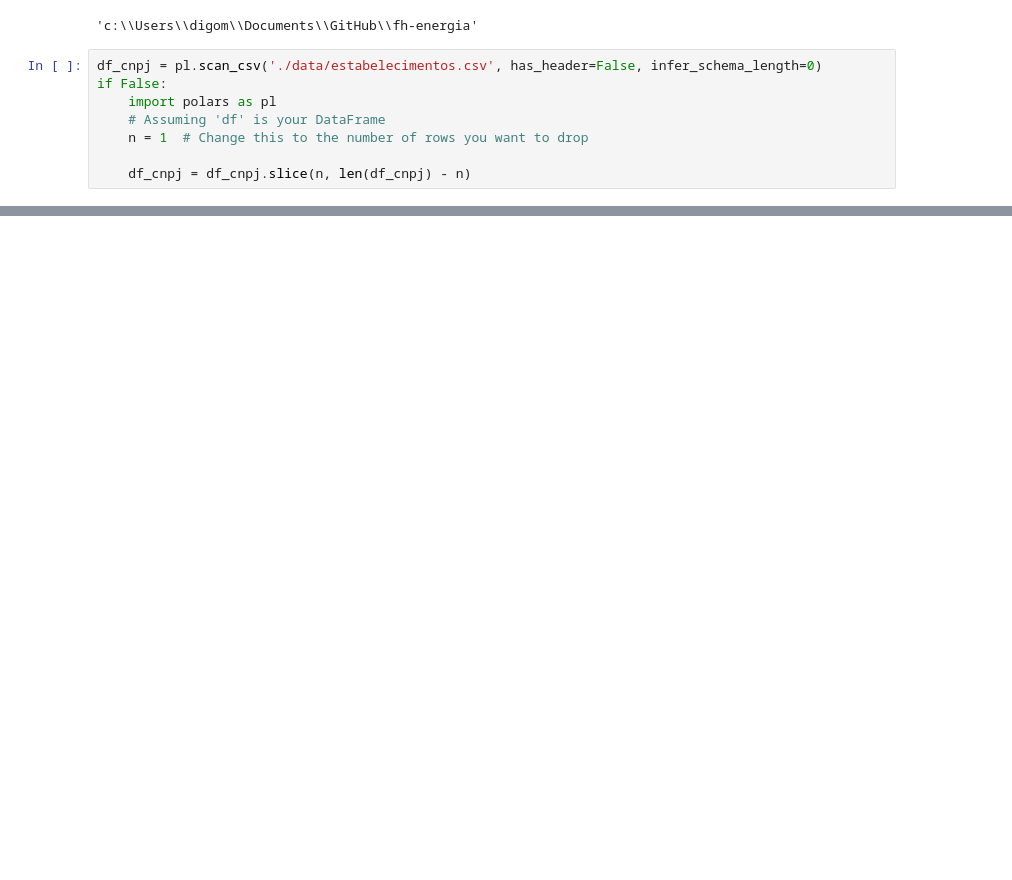
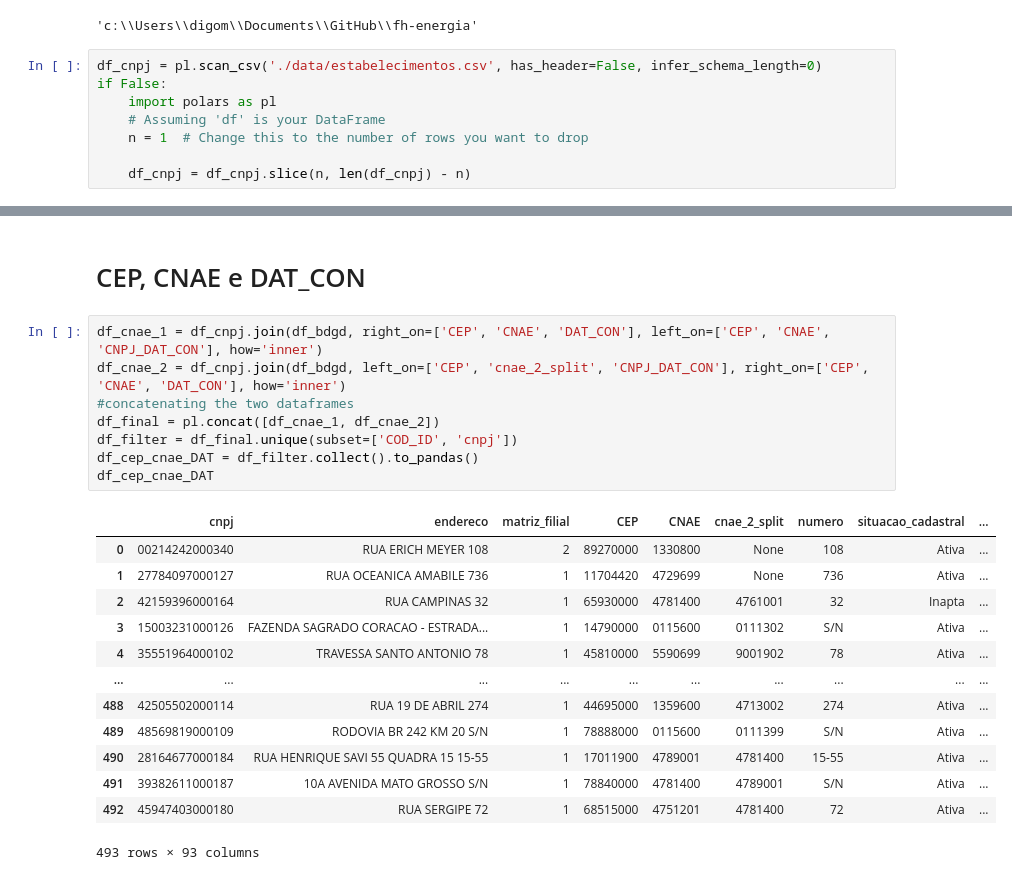
Before and after one commit to rmmaf/fh-energia, a Jupyter notebook: energia.ipynb, the cells around one changed output, grey strips where cells are left out. Cells and saved outputs as stored; diff of their text form; blank space fills up the shorter version.

```diff
--- a/energia.ipynb
+++ b/energia.ipynb
@@ -92,0 +153,24 @@ shape: (5, 84)
+# %% [markdown]
+# CEP, CNAE e DAT_CON
+# %%
+df_cnae_1 = df_cnpj.join(df_bdgd, right_on=['CEP', 'CNAE', 'DAT_CON'], left_on=['CEP', 'CNAE', 'CNPJ_DAT_CON'], how='inner')
+df_cnae_2 = df_cnpj.join(df_bdgd, left_on=['CEP', 'cnae_2_split', 'CNPJ_DAT_CON'], right_on=['CEP', 'CNAE', 'DAT_CON'], how='inner')
+#concatenating the two dataframes
+df_final = pl.concat([df_cnae_1, df_cnae_2])
+df_filter = df_final.unique(subset=['COD_ID', 'cnpj'])
+df_cep_cnae_DAT = df_filter.collect().to_pandas()
+df_cep_cnae_DAT
+# %% [output]
+|  | cnpj | endereco | matriz_filial | CEP | CNAE | cnae_2_split | numero | situacao_cadastral | ... |
+| 0 | 00214242000340 | RUA ERICH MEYER 108 | 2 | 89270000 | 1330800 | None | 108 | Ativa | ... |
+| 1 | 27784097000127 | RUA OCEANICA AMABILE 736 | 1 | 11704420 | 4729699 | None | 736 | Ativa | ... |
+| 2 | 42159396000164 | RUA CAMPINAS 32 | 1 | 65930000 | 4781400 | 4761001 | 32 | Inapta | ... |
+| 3 | 15003231000126 | FAZENDA SAGRADO CORACAO - ESTRADA... | 1 | 14790000 | 0115600 | 0111302 | S/N | Ativa | ... |
+| 4 | 35551964000102 | TRAVESSA SANTO ANTONIO 78 | 1 | 45810000 | 5590699 | 9001902 | 78 | Ativa | ... |
+| ... | ... | ... | ... | ... | ... | ... | ... | ... | ... |
+| 488 | 42505502000114 | RUA 19 DE ABRIL 274 | 1 | 44695000 | 1359600 | 4713002 | 274 | Ativa | ... |
+| 489 | 48569819000109 | RODOVIA BR 242 KM 20 S/N | 1 | 78888000 | 0115600 | 0111399 | S/N | Ativa | ... |
+| 490 | 28164677000184 | RUA HENRIQUE SAVI 55 QUADRA 15 15-55 | 1 | 17011900 | 4789001 | 4781400 | 15-55 | Ativa | ... |
+| 491 | 39382611000187 | 10A AVENIDA MATO GROSSO S/N | 1 | 78840000 | 4781400 | 4789001 | S/N | Ativa | ... |
+| 492 | 45947403000180 | RUA SERGIPE 72 | 1 | 68515000 | 4751201 | 4781400 | 72 | Ativa | ... |
+493 rows × 93 columns
```
Also changed, not shown: parts of 40 cells of this notebook, 10 other files.
